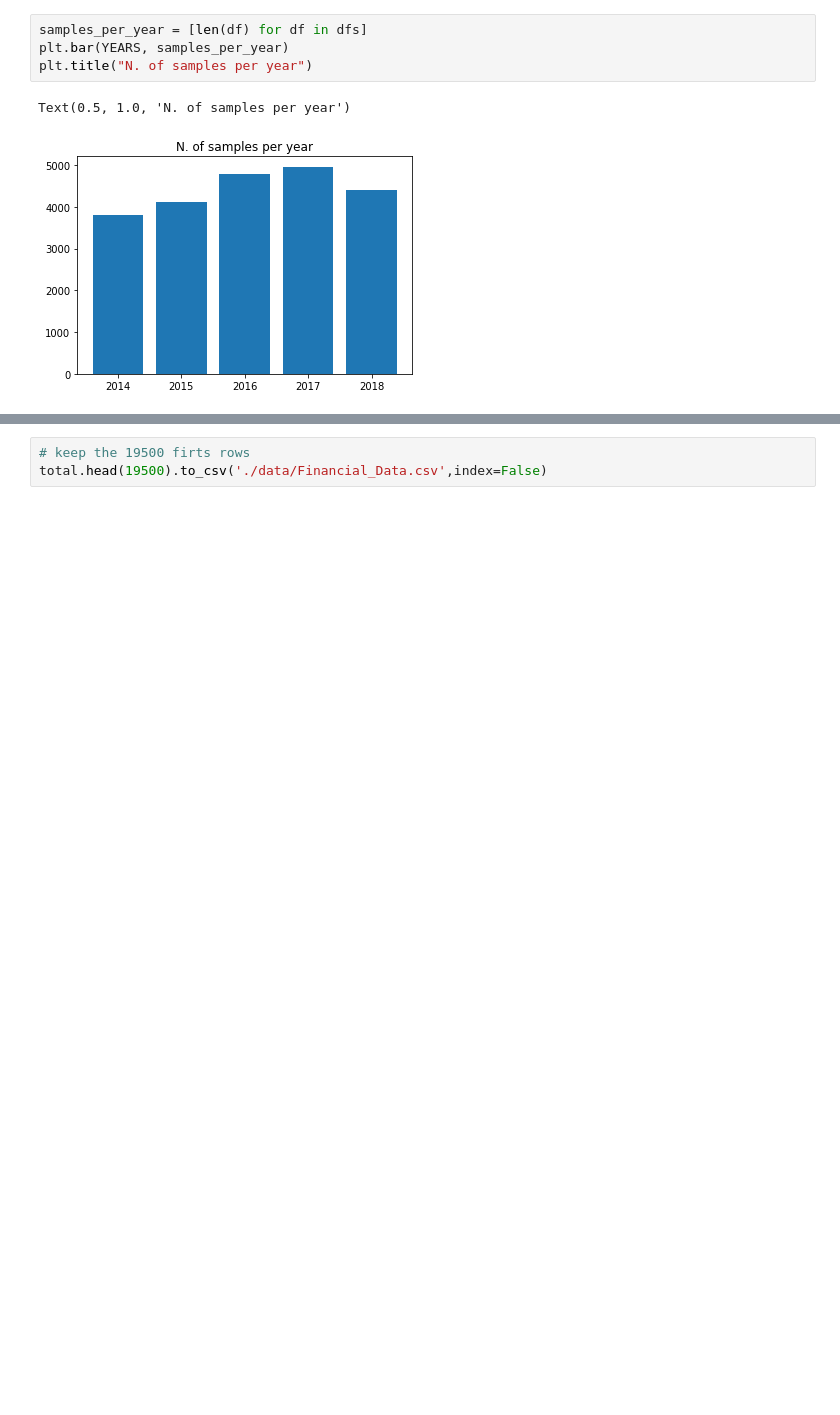
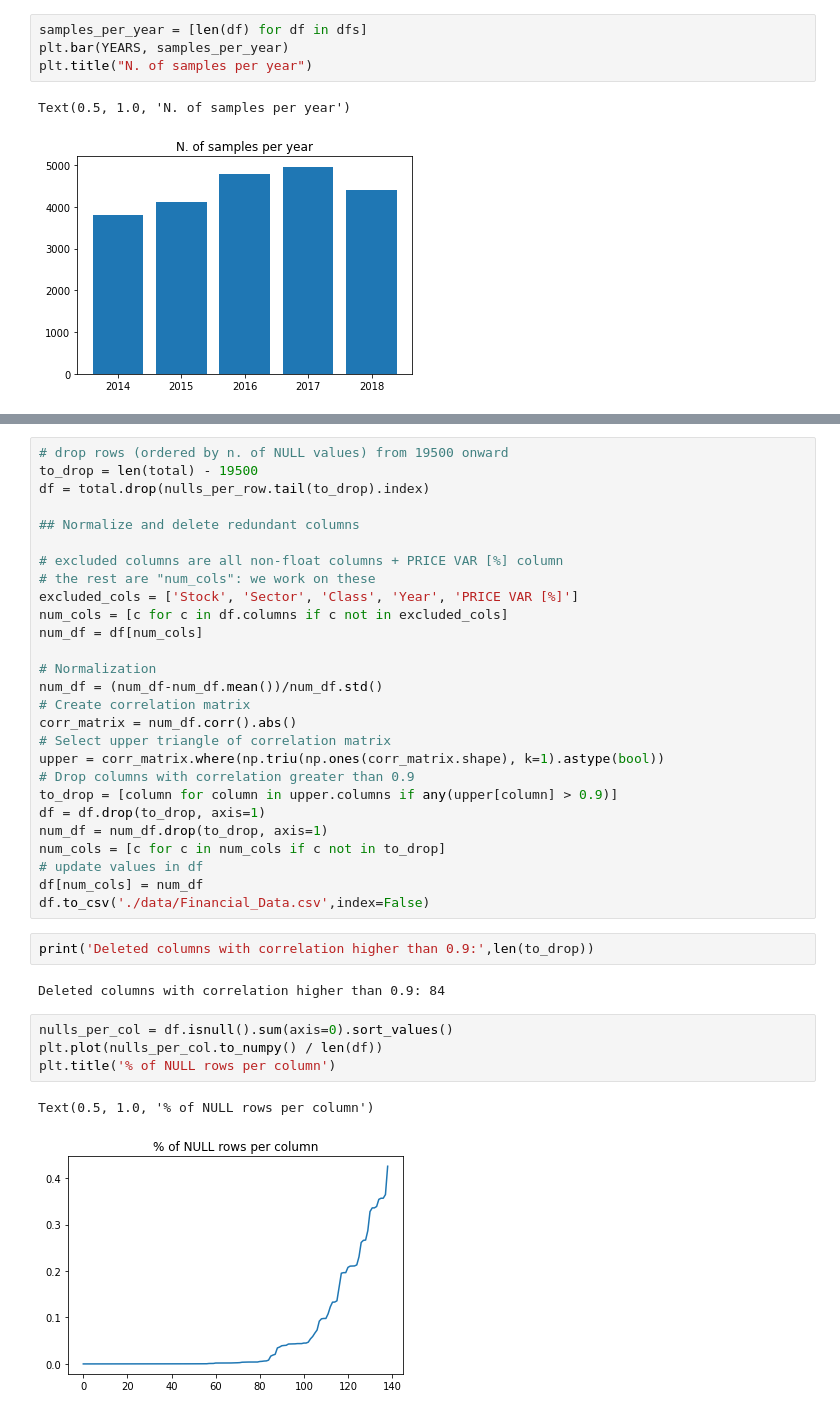
Before and after one commit to michelebersani/StatisticalLearning, a Jupyter notebook: stuff.ipynb, the cells around one changed output, grey strips where cells are left out. Drawn from its saved outputs; the diff is of its cells as text; blank space fills up the shorter version.

```diff
--- a/stuff.ipynb
+++ b/stuff.ipynb
@@ -84,5 +89,40 @@ nulls_per_row
 Length: 22077, dtype: int64
 [figure]
-# %%
-# keep the 19500 firts rows
-total.head(19500).to_csv('./data/Financial_Data.csv',index=False)
+# %%
+# drop rows (ordered by n. of NULL values) from 19500 onward
+to_drop = len(total) - 19500
+df = total.drop(nulls_per_row.tail(to_drop).index)
+
+## Normalize and delete redundant columns
+
+# excluded columns are all non-float columns + PRICE VAR [%] column
+# the rest are "num_cols": we work on these
+excluded_cols = ['Stock', 'Sector', 'Class', 'Year', 'PRICE VAR [%]']
+num_cols = [c for c in df.columns if c not in excluded_cols]
+num_df = df[num_cols]
+
+# Normalization
+num_df = (num_df-num_df.mean())/num_df.std()
+# Create correlation matrix
+corr_matrix = num_df.corr().abs()
+# Select upper triangle of correlation matrix
+upper = corr_matrix.where(np.triu(np.ones(corr_matrix.shape), k=1).astype(bool))
+# Drop columns with correlation greater than 0.9
+to_drop = [column for column in upper.columns if any(upper[column] > 0.9)]
+df = df.drop(to_drop, axis=1)
+num_df = num_df.drop(to_drop, axis=1)
+num_cols = [c for c in num_cols if c not in to_drop]
+# update values in df
+df[num_cols] = num_df
+df.to_csv('./data/Financial_Data.csv',index=False)
+# %%
+print('Deleted columns with correlation higher than 0.9:',len(to_drop))
+# %% [output]
+Deleted columns with correlation higher than 0.9: 84
+# %%
+nulls_per_col = df.isnull().sum(axis=0).sort_values()
+plt.plot(nulls_per_col.to_numpy() / len(df))
+plt.title('% of NULL rows per column')
+# %% [output]
+Text(0.5, 1.0, '% of NULL rows per column')
+[figure, added]
```
Also changed, not shown: parts of 5 cells of this notebook, 1 other file.
